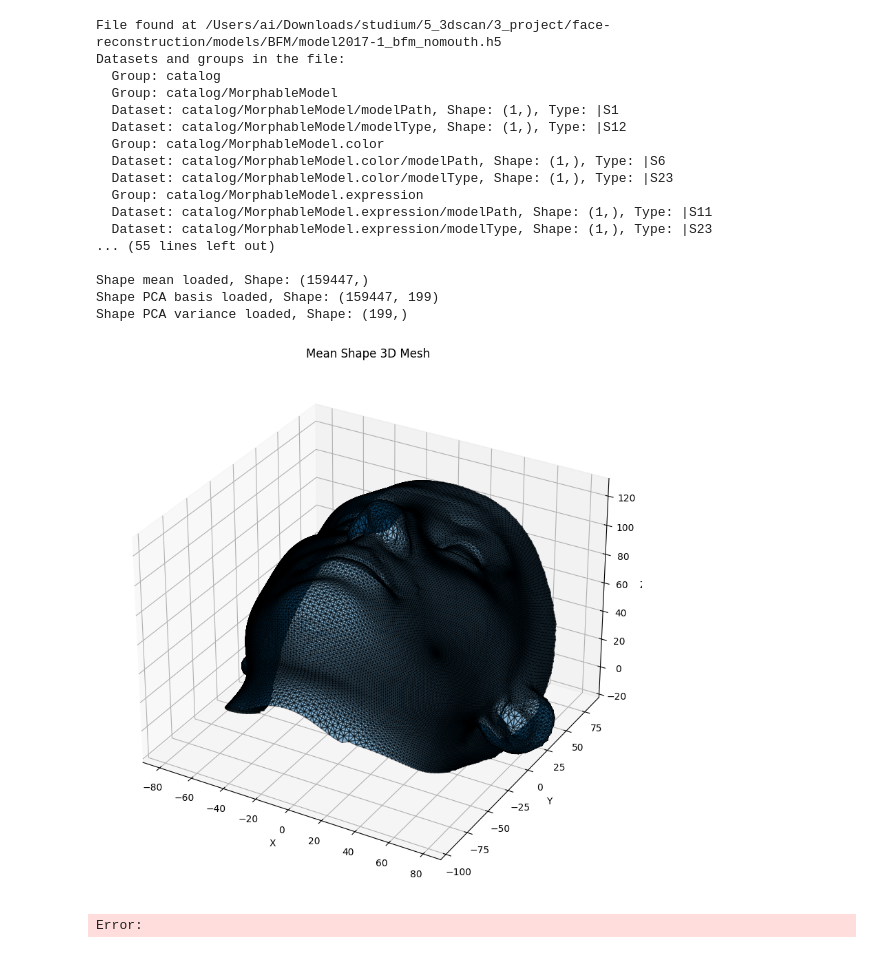
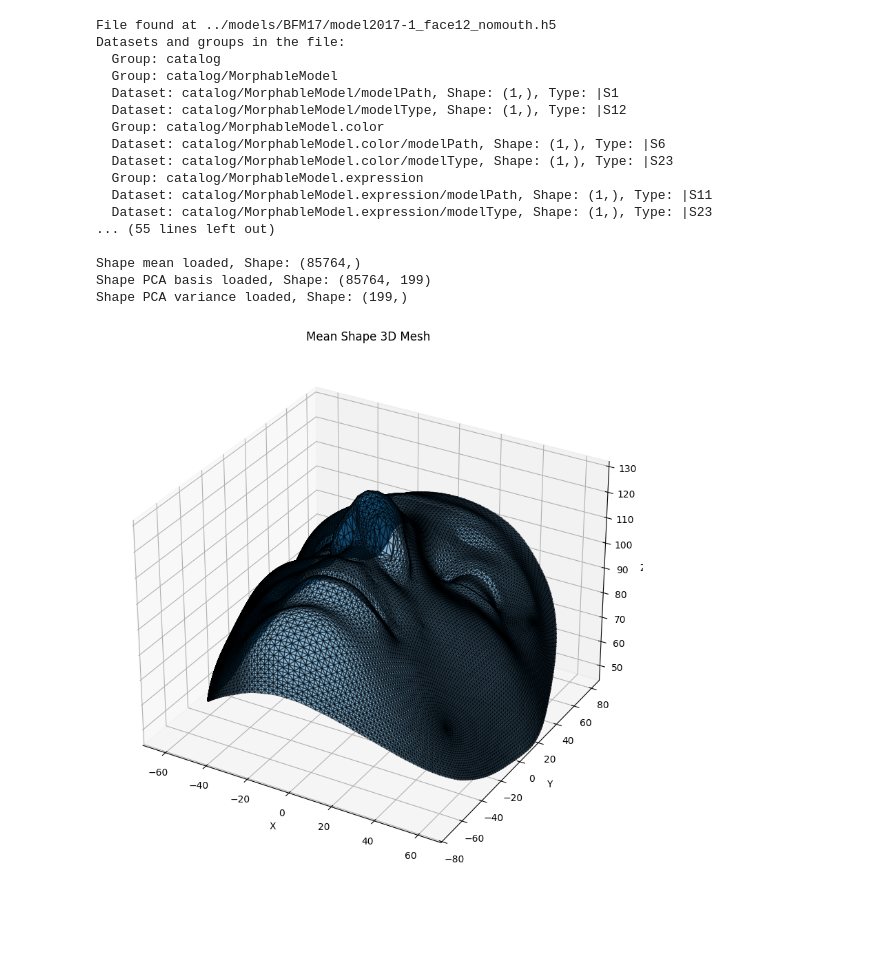
Before and after one commit to ole2412/Face-Reconstruction, a Jupyter notebook: models/readBFM.ipynb, the cells around one changed output. Saved outputs shown, nothing was run; the diff lists cells and outputs as text; code cells hidden in the pictures; blank space fills up the shorter version.

Commit message:
using relative path in ipynb

```diff
--- a/models/readBFM.ipynb
+++ b/models/readBFM.ipynb
@@ -2,7 +2,8 @@
 import h5py
 import os
 
-bfm_h5_path = "/Users/ai/Downloads/studium/5_3dscan/3_project/face-reconstruction/models/BFM/model2017-1_bfm_nomouth.h5"  # 替换为实际的 BFM 文件路径
+# bfm relative path
+bfm_h5_path = "../models/BFM17/model2017-1_face12_nomouth.h5"
 
 if not os.path.exists(bfm_h5_path):
     print(f"Error: File not found at {bfm_h5_path}")
@@ -31,7 +32,7 @@ with h5py.File(bfm_h5_path, "r") as f:
     except KeyError as e:
         print(f"Error: {str(e)}")
 # %% [output]
-File found at /Users/ai/Downloads/studium/5_3dscan/3_project/face-reconstruction/models/BFM/model2017-1_bfm_nomouth.h5
+File found at ../models/BFM17/model2017-1_face12_nomouth.h5
 Datasets and groups in the file:
   Group: catalog
   Group: catalog/MorphableModel
@@ -45,43 +46,40 @@ Datasets and groups in the file:
   Dataset: catalog/MorphableModel.expression/modelType, Shape: (1,), Type: |S23
 ... (55 lines left out)
 
-Shape mean loaded, Shape: (159447,)
-Shape PCA basis loaded, Shape: (159447, 199)
+Shape mean loaded, Shape: (85764,)
+Shape PCA basis loaded, Shape: (85764, 199)
 Shape PCA variance loaded, Shape: (199,)
 # %%
 import h5py
 import numpy as np
 import matplotlib.pyplot as plt
 from mpl_toolkits.mplot3d.art3d import Poly3DCollection
-
-bfm_h5_path = "/Users/ai/Downloads/studium/5_3dscan/3_project/face-reconstruction/models/BFM/model2017-1_bfm_nomouth.h5"  # 替换为实际的 BFM 文件路径
 
 with h5py.File(bfm_h5_path, "r") as f:
     shape_mean = f["shape/model/mean"][:]
     triangles = f["shape/representer/cells"][:].T
 
 vertices = shape_mean.reshape(-1, 3)
 
 
 def visualize_3d_mesh(vertices, triangles, title="3D Mesh Model"):
     fig = plt.figure(figsize=(10, 10))
     ax = fig.add_subplot(111, projection="3d")
 
     mesh = Poly3DCollection(vertices[triangles], alpha=0.5, edgecolor="k")
     ax.add_collection3d(mesh)
 
     ax.set_xlim(vertices[:, 0].min(), vertices[:, 0].max())
     ax.set_ylim(vertices[:, 1].min(), vertices[:, 1].max())
     ax.set_zlim(vertices[:, 2].min(), vertices[:, 2].max())
 
     ax.set_title(title)
     ax.set_xlabel("X")
     ax.set_ylabel("Y")
     ax.set_zlabel("Z")
     plt.show()
 
 
 visualize_3d_mesh(vertices, triangles, title="Mean Shape 3D Mesh")
 # %% [output]
-[figure, old version]
+[figure, new version]
-Error:
```
